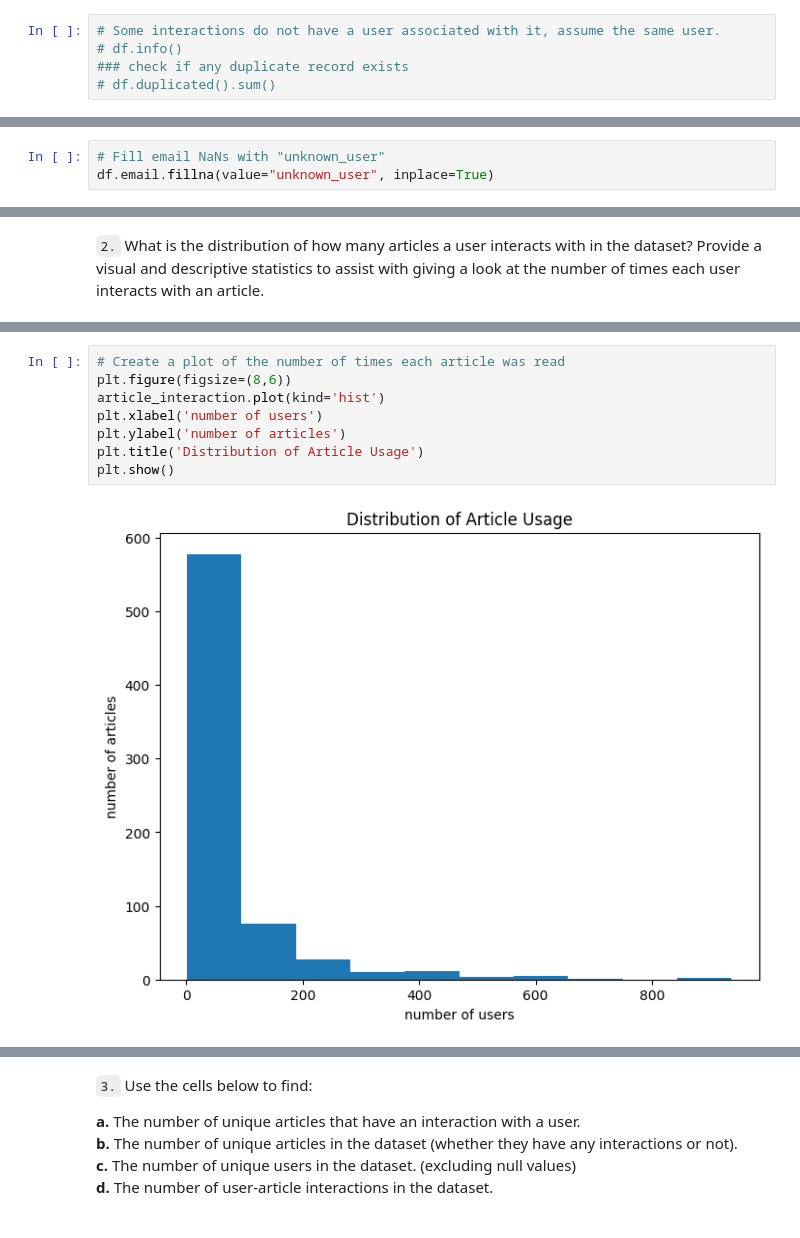
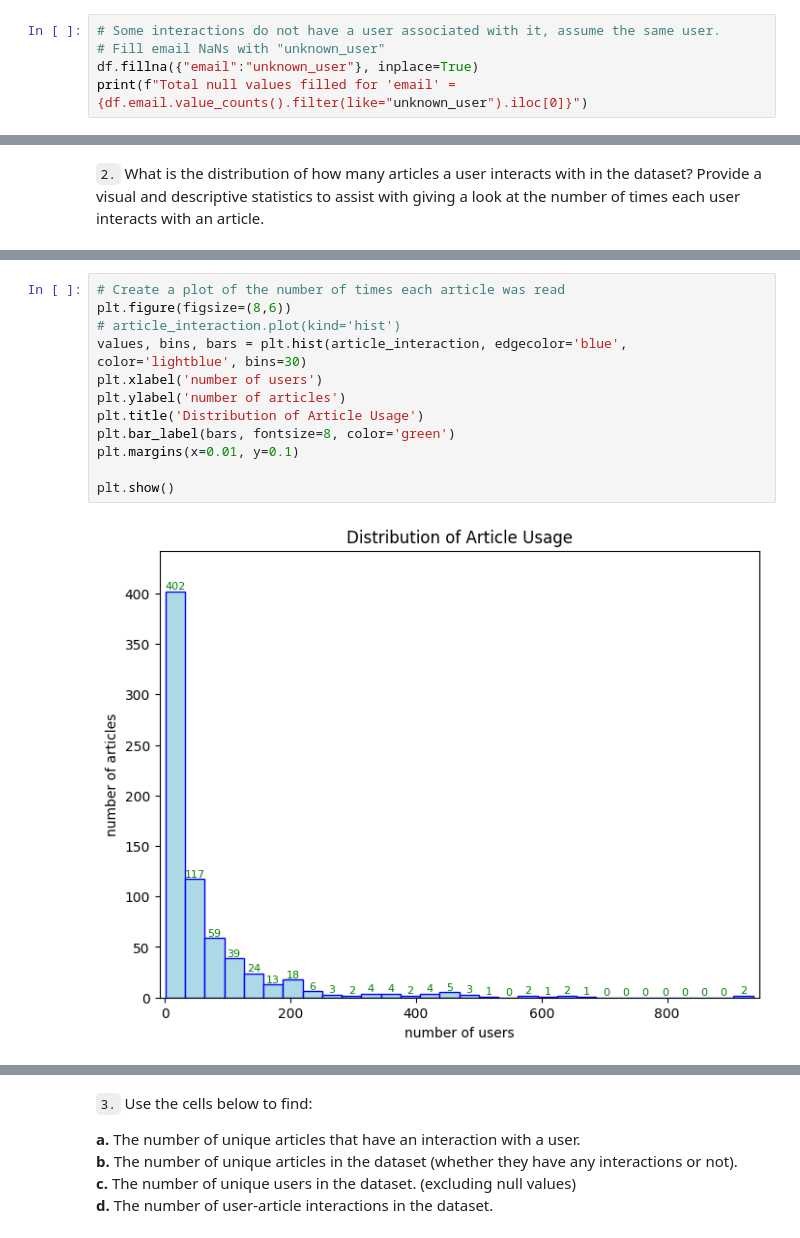
Before and after one commit to pcbinwal/RecommendationSystem_IBM, a Jupyter notebook: Recommendations_with_IBM.ipynb, the cells around one changed output, grey strips where cells are left out. Cells and saved outputs as stored; diff of their text form.

```diff
--- a/Recommendations_with_IBM.ipynb
+++ b/Recommendations_with_IBM.ipynb
@@ -72,5 +77,5 @@ dtype: int64
 # %%
 # Some interactions do not have a user associated with it, assume the same user.
-# df.info()
-### check if any duplicate record exists
-# df.duplicated().sum()
+# Fill email NaNs with "unknown_user"
+df.fillna({"email":"unknown_user"}, inplace=True)
+print(f"Total null values filled for 'email' = {df.email.value_counts().filter(like="unknown_user").iloc[0]}")
@@ -100,3 +83,0 @@ Number of Null email values is: 17
-# %%
-# Fill email NaNs with "unknown_user"
-df.email.fillna(value="unknown_user", inplace=True)
@@ -139,13 +145,17 @@ article_interaction=df.groupby('article_id')['email'].count()
 # %%
 # Create a plot of the number of times each article was read
 plt.figure(figsize=(8,6))
-article_interaction.plot(kind='hist')
+# article_interaction.plot(kind='hist')
+values, bins, bars = plt.hist(article_interaction, edgecolor='blue', color='lightblue', bins=30)
 plt.xlabel('number of users')
 plt.ylabel('number of articles')
 plt.title('Distribution of Article Usage')
+plt.bar_label(bars, fontsize=8, color='green')
+plt.margins(x=0.01, y=0.1)
+
 plt.show()
 # %% [output]
-[figure, old version]
+[figure, new version]
 # %%
 # Fill in the median and maximum number of user_article interactions below
 
```
Also changed, not shown: parts of 76 cells of this notebook, 2 other files.
